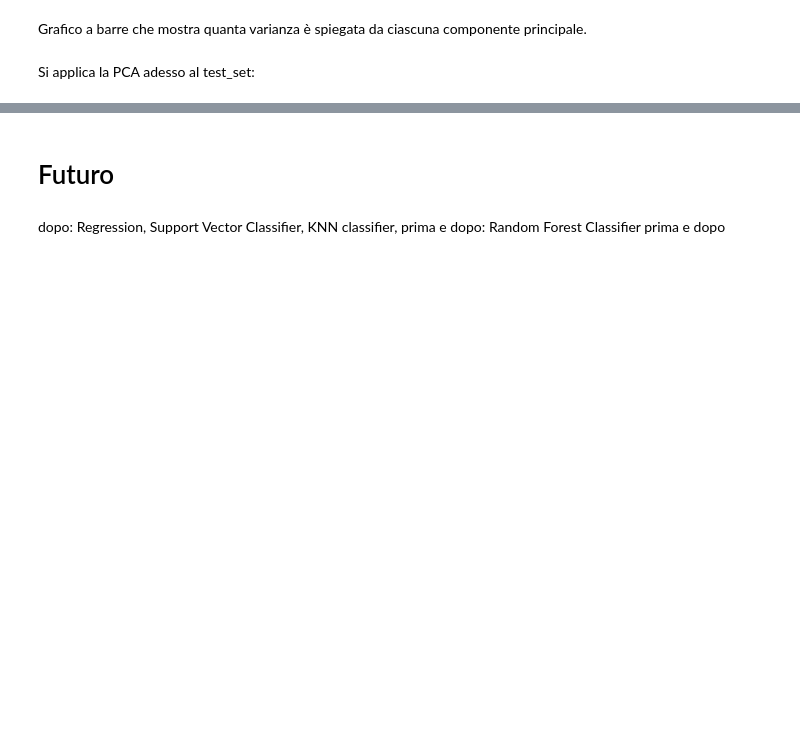
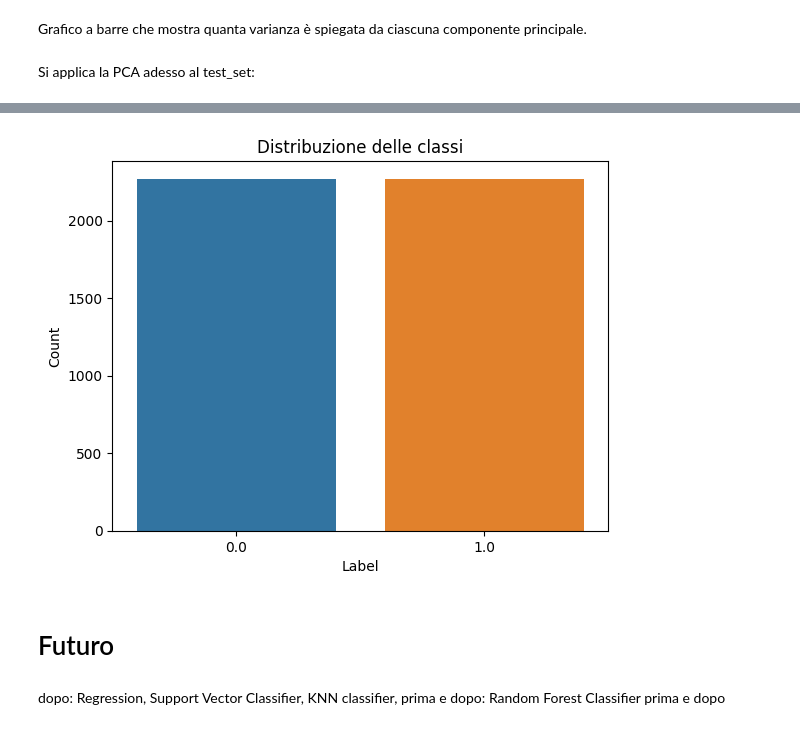
Before and after one commit to wredan/fad-project, a Jupyter notebook: notebook.ipynb, the cells around one changed output, grey strips where cells are left out. Cells and saved outputs as stored; diff of their text form; code cells hidden in the pictures; blank space fills up the shorter version.

```diff
--- a/notebook.ipynb
+++ b/notebook.ipynb
@@ -473,3 +488,14 @@ SMOTE
+# %%
+X_resampled, y_resampled = SMOTE(k_neighbors=5).fit_resample(train_set.drop('label', axis=1), pca_train_set.label)
+train_set_resampled = pd.concat([X_resampled, y_resampled.rename('label')], axis=1)
+# %%
+sns.countplot(data=train_set_resampled, x='label')
+plt.xlabel('Label')
+plt.ylabel('Count')
+plt.title('Distribuzione delle classi')
+plt.show()
+# %% [output]
+[figure, added]
 # %% [markdown]
 # Futuro
 # %% [markdown]
```
Also changed, not shown: parts of 9 cells of this notebook, 1 other file.
